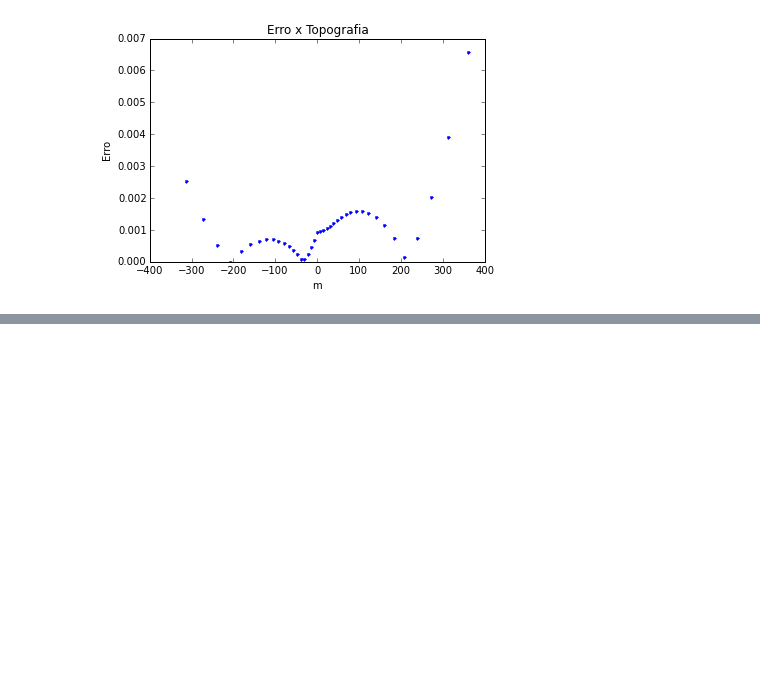
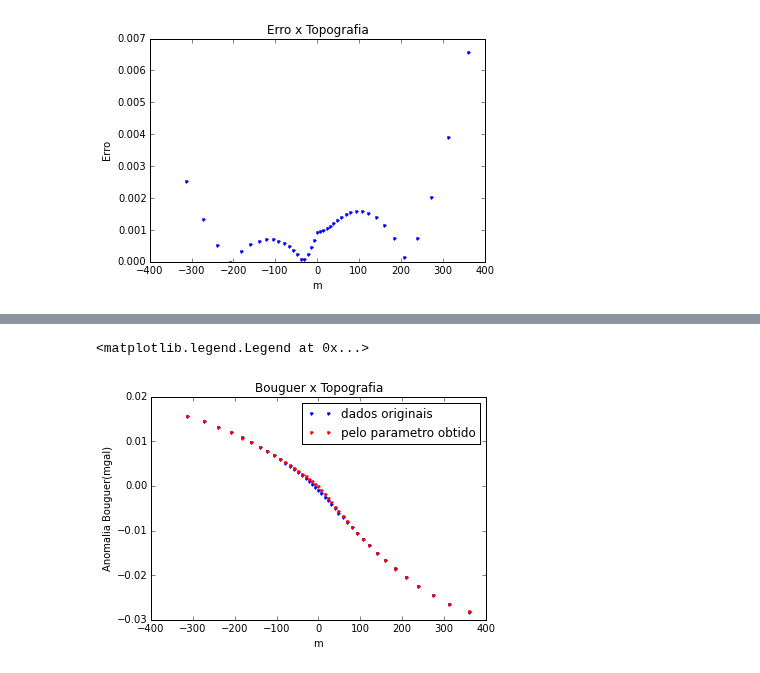
Before and after one commit to victortxa/grav-fitting-study, a Jupyter notebook: calculos_modelo_sintetico.ipynb, the cells around one changed output, grey strips where cells are left out. Cells and saved outputs as stored; diff of their text form; code cells hidden in the pictures; blank space fills up the shorter version.

Commit message:
Considerando uma parabola melhorar o resultado.

```diff
--- a/calculos_modelo_sintetico.ipynb
+++ b/calculos_modelo_sintetico.ipynb
@@ -201,0 +207,16 @@ plt.legend()
+# %%
+jacobian = np.zeros([len(bouguer),4])
+jacobian[topo_2 < 0, 0] = topo_negative
+jacobian[topo_2 < 0, 1] = topo_negative**2
+jacobian[topo_2 >= 0, 2] = topo_positive
+jacobian[topo_2 >= 0, 3] = topo_positive**2
+# %%
+y = bouguer
+# %%
+result=[]
+weight = np.eye(len(y),len(y))
+for i in range(10):
+    aest = np.dot(np.dot(np.linalg.inv(np.dot(jacobian.transpose(),np.dot(weight,jacobian))),jacobian.transpose()),np.dot(weight,y))
+    result.append(aest)
+    weight = np.zeros([len(y),len(y)])
+    np.fill_diagonal(weight,1./((y - np.dot(jacobian,aest))**2)**0.5)
@@ -201,0 +246,15 @@ plt.legend()
+# %%
+y_calc = np.zeros([len(bouguer)])
+y_calc[topo_2 < 0] = result[9][0]*topo_negative + result[9][1]*(topo_negative**2)
+y_calc[topo_2 >= 0] = result[9][2]*topo_positive + result[9][3]*(topo_positive**2)
+# %%
+plt.figure()
+plt.plot(topo_2,bouguer,'.',label='dados originais')
+plt.plot(topo_2,y_calc,'.r',label='pelo parametro obtido')
+plt.title('Bouguer x Topografia')
+plt.xlabel('m')
+plt.ylabel('Anomalia Bouguer(mgal)')
+plt.legend()
+# %% [output]
+<matplotlib.legend.Legend at 0x...>
+[figure, added]
```
Also changed, not shown: parts of 4 cells of this notebook.
